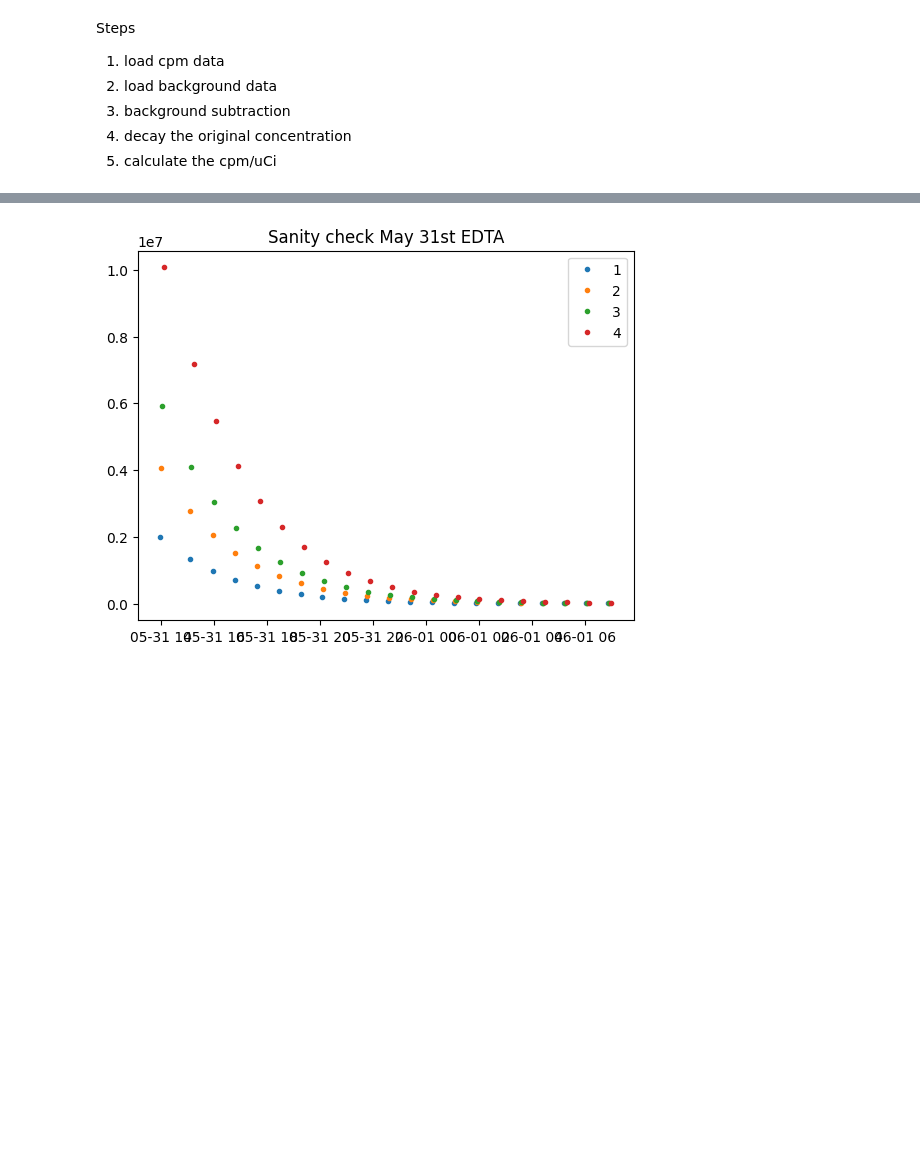
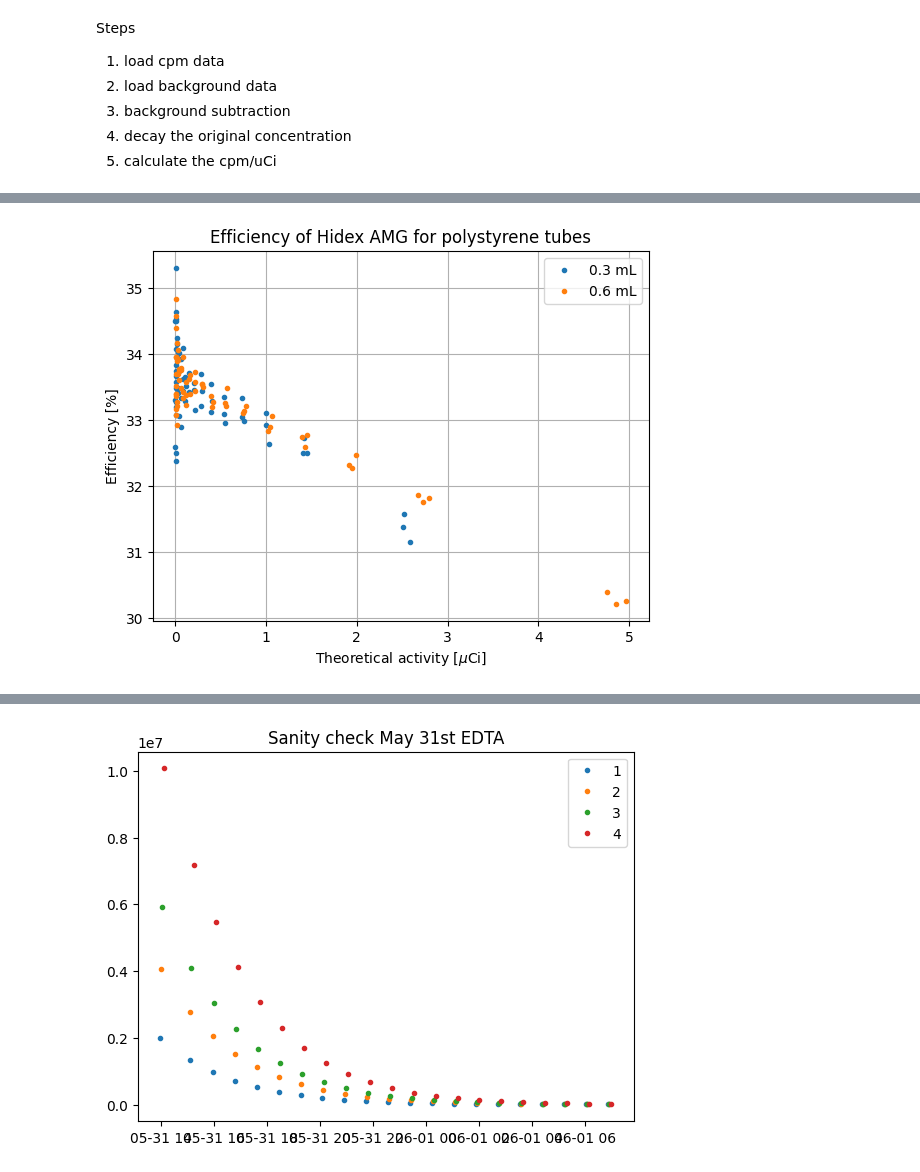
Before and after one commit to wunderbeere/hidex-calibration, a Jupyter notebook: efficiency/Metab Tube Eff_30May1Jun2022/efficiency.ipynb, the cells around one changed output, grey strips where cells are left out. Cells and saved outputs as stored; diff of their text form; code cells hidden in the pictures; blank space fills up the shorter version.

```diff
--- a/efficiency/Metab Tube Eff_30May1Jun2022/efficiency.ipynb
+++ b/efficiency/Metab Tube Eff_30May1Jun2022/efficiency.ipynb
@@ -74,3 +75,21 @@ plt.grid()
+# %%
+plt.figure()
+plt.title("Efficiency of Hidex AMG for polystyrene tubes")
+plt.ylabel("Efficiency [%]")
+plt.xlabel(r"Theoretical activity [$\mu$Ci]")
+plt.plot(ref_activity[0::6], efficiency[0::6], "C0.", label="0.3 mL") # note: append [1:] to everything to remove the measurements w high deadtime
+plt.plot(ref_activity[1::6], efficiency[1::6], "C0.")
+plt.plot(ref_activity[2::6], efficiency[2::6], "C0.")
+plt.plot(ref_activity[3::6], efficiency[3::6], "C1.", label="0.6 mL")
+plt.plot(ref_activity[4::6], efficiency[4::6], "C1.")
+plt.plot(ref_activity[5::6], efficiency[5::6], "C1.")
+
+
+plt.legend()
+#plt.xscale('log')
+plt.grid()
+# %% [output]
+[figure, added]
 # %%
 plt.figure()
 plt.title("Efficiency of Hidex AMG for polystyrene tubes")
```
Also changed, not shown: parts of 6 cells of this notebook, 3 other files.
